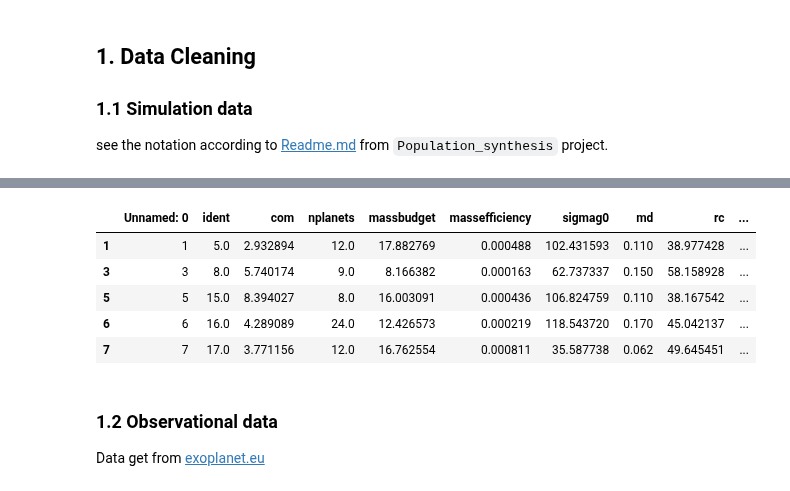
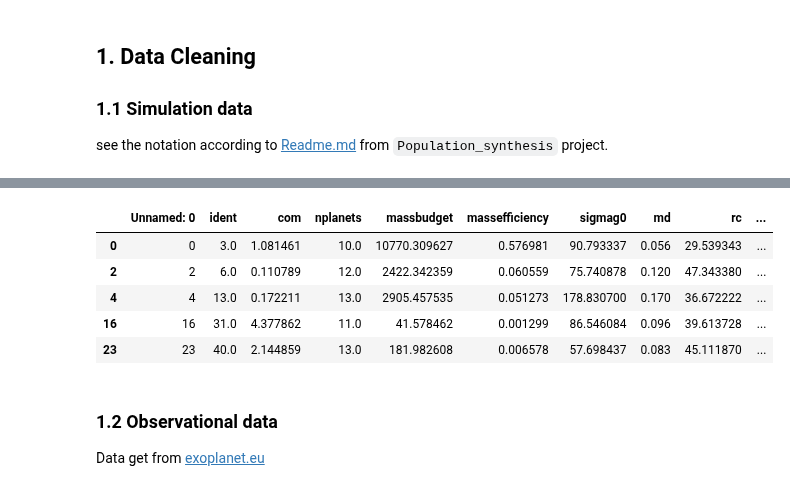
Before and after one commit to fjbautistas/kde_example, a Jupyter notebook: Marginal_Distributions.ipynb, the cells around one changed output, grey strips where cells are left out. Drawn from its saved outputs; the diff is of its cells as text; code cells hidden in the pictures.

```diff
--- a/Marginal_Distributions.ipynb
+++ b/Marginal_Distributions.ipynb
@@ -50,14 +66,14 @@ for i, var in enumerate(x_variables):
     var['logeff'] = np.log10(var.massefficiency)
     var['logcom'] = np.log10(var.com)
 # %%
-dnt.head()
+dng.head()
 # %% [output]
 |  | Unnamed: 0 | ident | com | nplanets | massbudget | massefficiency | sigmag0 | md | rc | ... |
-| 1 | 1 | 5.0 | 2.932894 | 12.0 | 17.882769 | 0.000488 | 102.431593 | 0.110 | 38.977428 | ... |
-| 3 | 3 | 8.0 | 5.740174 | 9.0 | 8.166382 | 0.000163 | 62.737337 | 0.150 | 58.158928 | ... |
-| 5 | 5 | 15.0 | 8.394027 | 8.0 | 16.003091 | 0.000436 | 106.824759 | 0.110 | 38.167542 | ... |
-| 6 | 6 | 16.0 | 4.289089 | 24.0 | 12.426573 | 0.000219 | 118.543720 | 0.170 | 45.042137 | ... |
-| 7 | 7 | 17.0 | 3.771156 | 12.0 | 16.762554 | 0.000811 | 35.587738 | 0.062 | 49.645451 | ... |
+| 0 | 0 | 3.0 | 1.081461 | 10.0 | 10770.309627 | 0.576981 | 90.793337 | 0.056 | 29.539343 | ... |
+| 2 | 2 | 6.0 | 0.110789 | 12.0 | 2422.342359 | 0.060559 | 75.740878 | 0.120 | 47.343380 | ... |
+| 4 | 4 | 13.0 | 0.172211 | 13.0 | 2905.457535 | 0.051273 | 178.830700 | 0.170 | 36.672222 | ... |
+| 16 | 16 | 31.0 | 4.377862 | 11.0 | 41.578462 | 0.001299 | 86.546084 | 0.096 | 39.613728 | ... |
+| 23 | 23 | 40.0 | 2.144859 | 13.0 | 181.982608 | 0.006578 | 57.698437 | 0.083 | 45.111870 | ... |
 # %% [markdown]
 ### 1.2 Observational data
 
```
Also changed, not shown: parts of 8 cells of this notebook.
